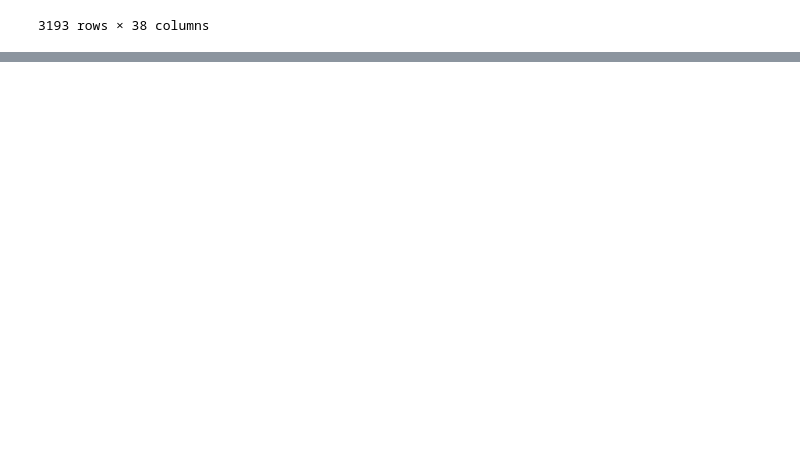
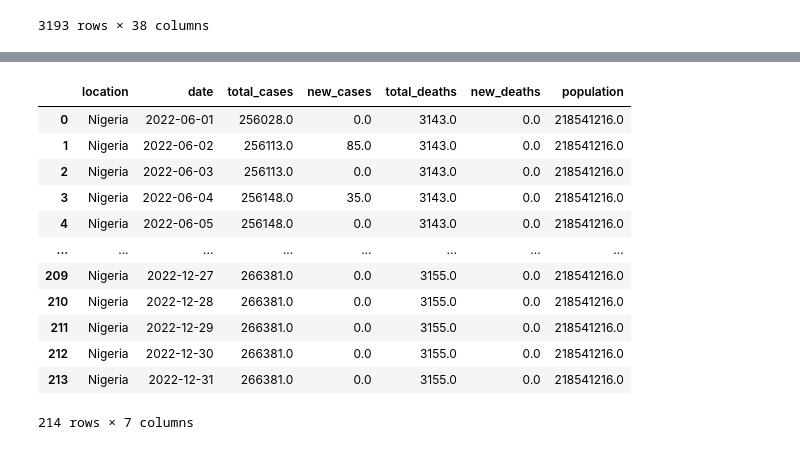
Before and after one commit to lajolico/405-project, a Jupyter notebook: Stage II/Team_work/country_comparison.ipynb, the cells around one changed output, grey strips where cells are left out. Cells and saved outputs as stored; diff of their text form; code cells hidden in the pictures; blank space fills up the shorter version.

```diff
--- a/Stage II/Team_work/country_comparison.ipynb
+++ b/Stage II/Team_work/country_comparison.ipynb
@@ -137,0 +241,18 @@ filter_deaths_mean
+# %%
+nigeria_df = world_df[world_df['location'].str.contains('Nigeria')].reset_index().drop(['index'], axis = 1)
+
+nigeria_df
+# %% [output]
+|  | location | date | total_cases | new_cases | total_deaths | new_deaths | population |
+| 0 | Nigeria | 2022-06-01 | 256028.0 | 0.0 | 3143.0 | 0.0 | 218541216.0 |
+| 1 | Nigeria | 2022-06-02 | 256113.0 | 85.0 | 3143.0 | 0.0 | 218541216.0 |
+| 2 | Nigeria | 2022-06-03 | 256113.0 | 0.0 | 3143.0 | 0.0 | 218541216.0 |
+| 3 | Nigeria | 2022-06-04 | 256148.0 | 35.0 | 3143.0 | 0.0 | 218541216.0 |
+| 4 | Nigeria | 2022-06-05 | 256148.0 | 0.0 | 3143.0 | 0.0 | 218541216.0 |
+| ... | ... | ... | ... | ... | ... | ... | ... |
+| 209 | Nigeria | 2022-12-27 | 266381.0 | 0.0 | 3155.0 | 0.0 | 218541216.0 |
+| 210 | Nigeria | 2022-12-28 | 266381.0 | 0.0 | 3155.0 | 0.0 | 218541216.0 |
+| 211 | Nigeria | 2022-12-29 | 266381.0 | 0.0 | 3155.0 | 0.0 | 218541216.0 |
+| 212 | Nigeria | 2022-12-30 | 266381.0 | 0.0 | 3155.0 | 0.0 | 218541216.0 |
+| 213 | Nigeria | 2022-12-31 | 266381.0 | 0.0 | 3155.0 | 0.0 | 218541216.0 |
+214 rows × 7 columns
```
Also changed, not shown: parts of 6 cells of this notebook.
